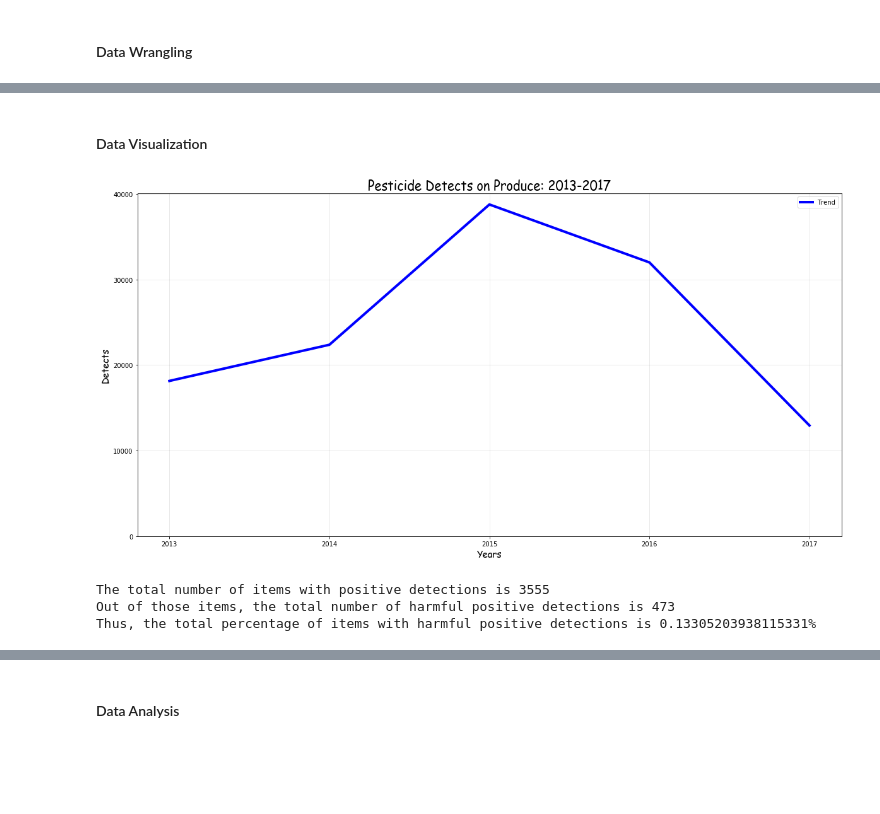
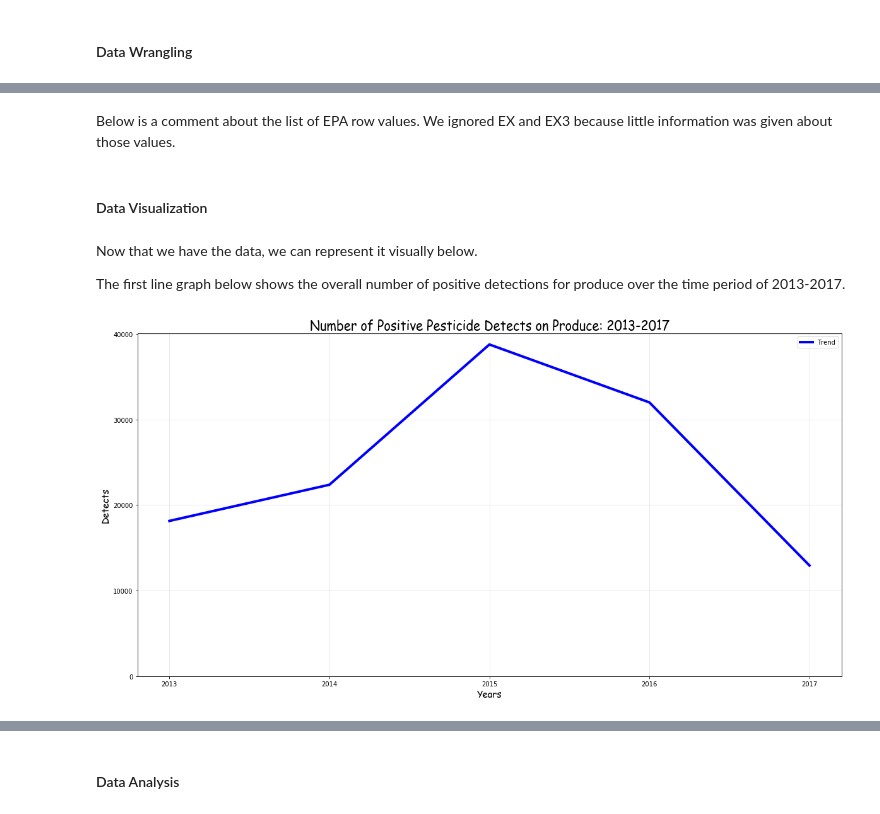
Before and after one commit to alswilli/CMPS-184-Final-Project, a Jupyter notebook: Is Organic Food worth it.ipynb, the cells around one changed output, grey strips where cells are left out. Saved outputs shown, nothing was run; the diff lists cells and outputs as text; code cells hidden in the pictures; blank space fills up the shorter version.

Commit message:
finished 2.1 besides comments

```diff
--- a/Is Organic Food worth it.ipynb
+++ b/Is Organic Food worth it.ipynb
@@ -606,2 +630,4 @@ for year in pesticideNames:
     count += 1
+# %% [markdown]
+Below is a comment about the list of EPA row values. We ignored EX and EX3 because little information was given about those values.
 # %%
@@ -609,27 +635,21 @@ for year in pesticideNames:
 # %% [markdown]
 #### Data Visualization
+# %% [markdown]
+Now that we have the data, we can represent it visually below.
+
+The first line graph below shows the overall number of positive detections for produce over the time period of 2013-2017.
 # %%
 fig = plt.figure(figsize=(20, 10))
 ax = fig.add_subplot(1, 1, 1)
-ax.plot(pesticideValues, 'b', label='Trend', linewidth=4)
+ax.plot(pesticideValuesg, 'b', label='Trend', linewidth=4)
 ax.set_xlabel("Years", fontname='Comic Sans MS', fontsize=15)
 ax.set_ylabel("Detects", fontname='Comic Sans MS', fontsize=15)
-plt.title('Pesticide Detects on Produce: 2013-2017', fontname='Comic Sans MS', fontsize=20)
+plt.title('Number of Positive Pesticide Detects on Produce: 2013-2017', fontname='Comic Sans MS', fontsize=20)
 ax.legend(loc='best')
 ax.set_xticks([0, 1, 2, 3, 4])
 ax.set_xticklabels(['2013', '2014', '2015', '2016', '2017'])
 ax.set_yticks([0, 10000, 20000, 30000, 40000])
 ax.set_yticklabels(['0', '10000', '20000', '30000', '40000'])
 plt.grid(axis='both', alpha = 0.1, color = 'black', zorder = 3)
 # %% [output]
-[figure, old version]
+[figure, new version]
-# %%
-percentage = posDetsHarm/posDets
-
-print("The total number of items with positive detections is " + str(posDets))
-print("Out of those items, the total number of harmful positive detections is " + str(posDetsHarm))
-print("Thus, the total percentage of items with harmful positive detections is " + str(percentage) + "%")
-# %% [output]
-The total number of items with positive detections is 3555
-Out of those items, the total number of harmful positive detections is 473
-Thus, the total percentage of items with harmful positive detections is 0.13305203938115331%
```
Also changed, not shown: parts of 25 cells of this notebook.
